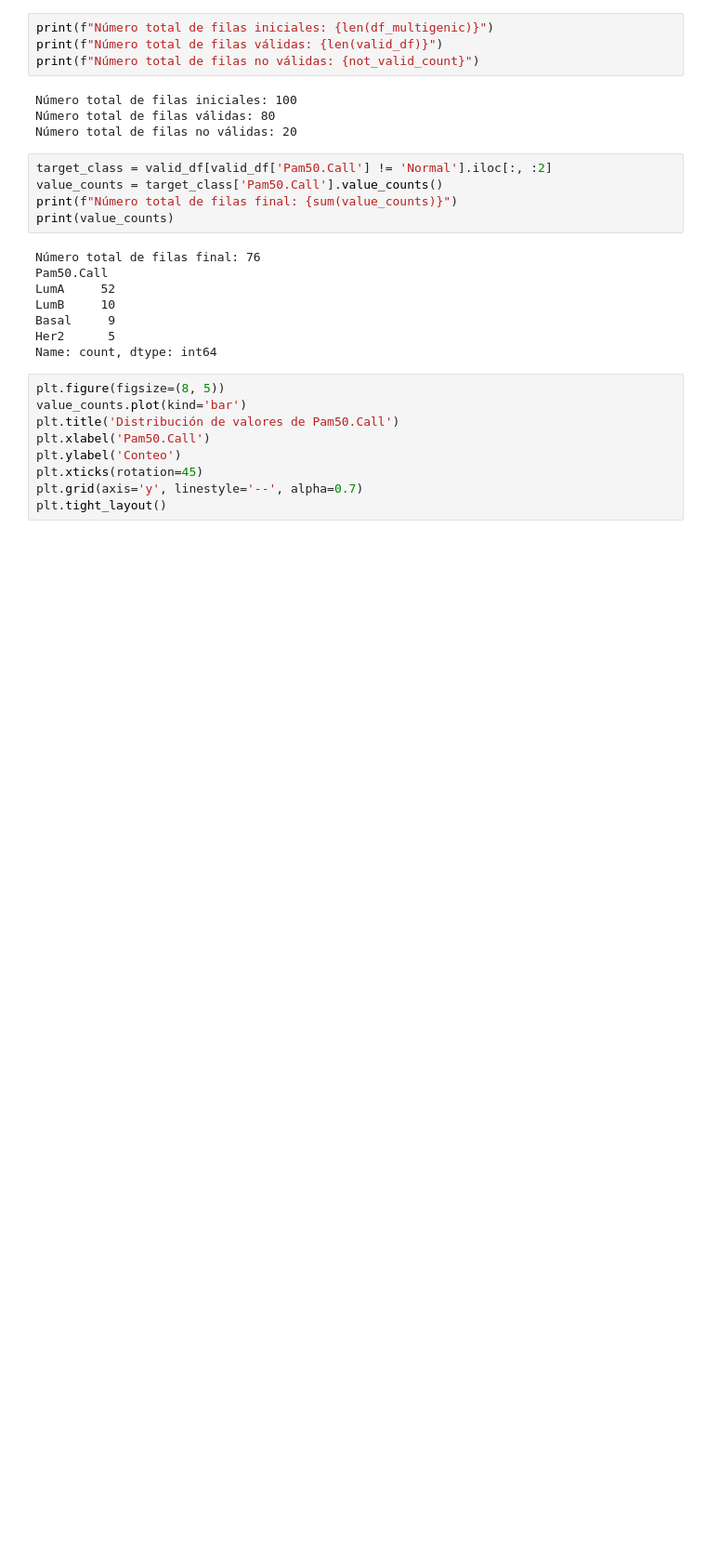
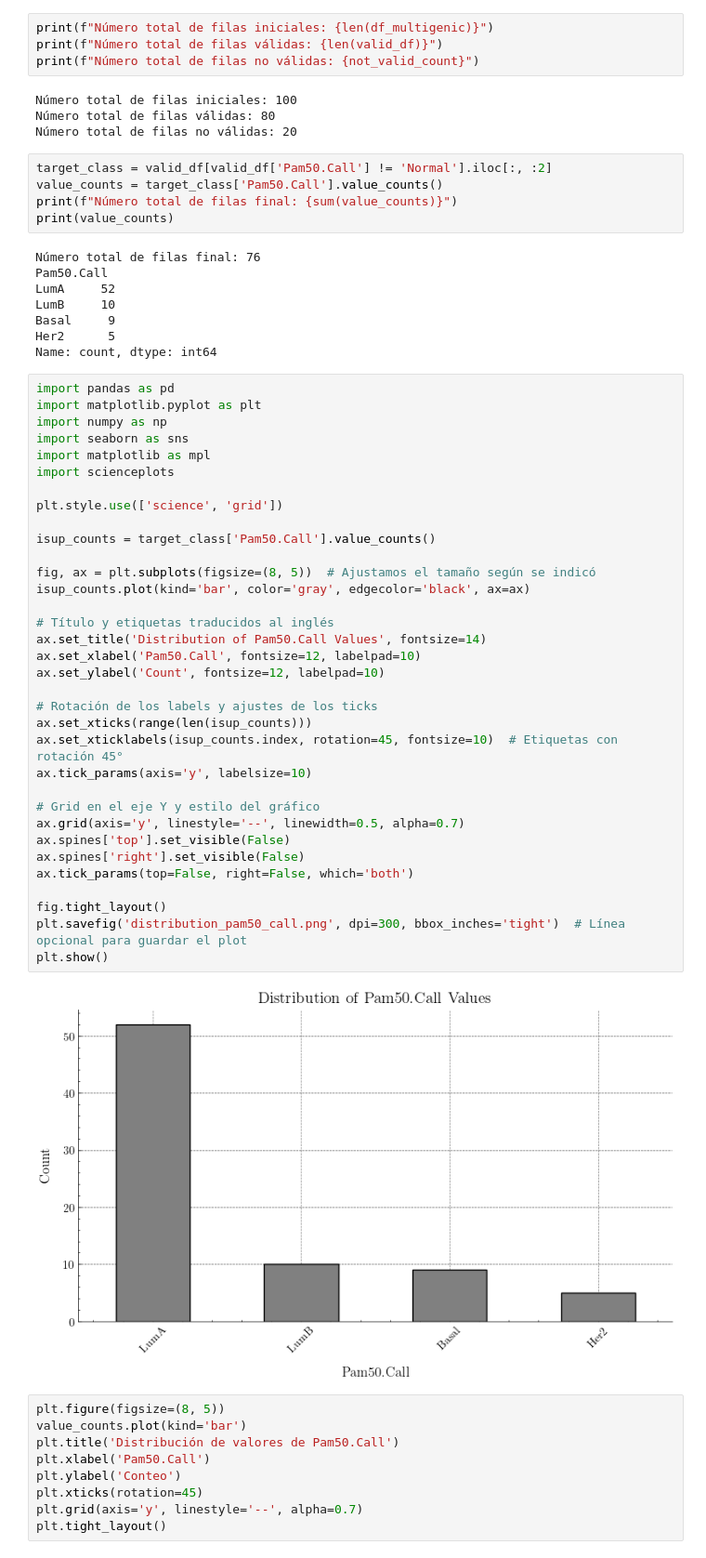
Before and after one commit to jose-valero-sanchis/bds_radiogenomic, a Jupyter notebook: notebooks/0_data/get_target_class.ipynb, the cells around one changed output. Shown at 93% size. Cells and saved outputs as stored; diff of their text form; blank space fills up the shorter version.

```diff
--- a/notebooks/0_data/get_target_class.ipynb
+++ b/notebooks/0_data/get_target_class.ipynb
@@ -58,6 +58,42 @@ LumB     10
 Basal     9
 Her2      5
 Name: count, dtype: int64
+# %%
+import pandas as pd
+import matplotlib.pyplot as plt
+import numpy as np
+import seaborn as sns
+import matplotlib as mpl
+import scienceplots
+
+plt.style.use(['science', 'grid'])
+
+isup_counts = target_class['Pam50.Call'].value_counts()
+
+fig, ax = plt.subplots(figsize=(8, 5))  # Ajustamos el tamaño según se indicó
+isup_counts.plot(kind='bar', color='gray', edgecolor='black', ax=ax)
+
+# Título y etiquetas traducidos al inglés
+ax.set_title('Distribution of Pam50.Call Values', fontsize=14)
+ax.set_xlabel('Pam50.Call', fontsize=12, labelpad=10)
+ax.set_ylabel('Count', fontsize=12, labelpad=10)
+
+# Rotación de los labels y ajustes de los ticks
+ax.set_xticks(range(len(isup_counts)))
+ax.set_xticklabels(isup_counts.index, rotation=45, fontsize=10)  # Etiquetas con rotación 45°
+ax.tick_params(axis='y', labelsize=10)
+
+# Grid en el eje Y y estilo del gráfico
+ax.grid(axis='y', linestyle='--', linewidth=0.5, alpha=0.7)
+ax.spines['top'].set_visible(False)
+ax.spines['right'].set_visible(False)
+ax.tick_params(top=False, right=False, which='both')
+
+fig.tight_layout()
+plt.savefig('distribution_pam50_call.png', dpi=300, bbox_inches='tight')  # Línea opcional para guardar el plot
+plt.show()
+# %% [output]
+[figure, added]
 # %%
 plt.figure(figsize=(8, 5))
 value_counts.plot(kind='bar')
```
Also changed, not shown: 28 other files.
